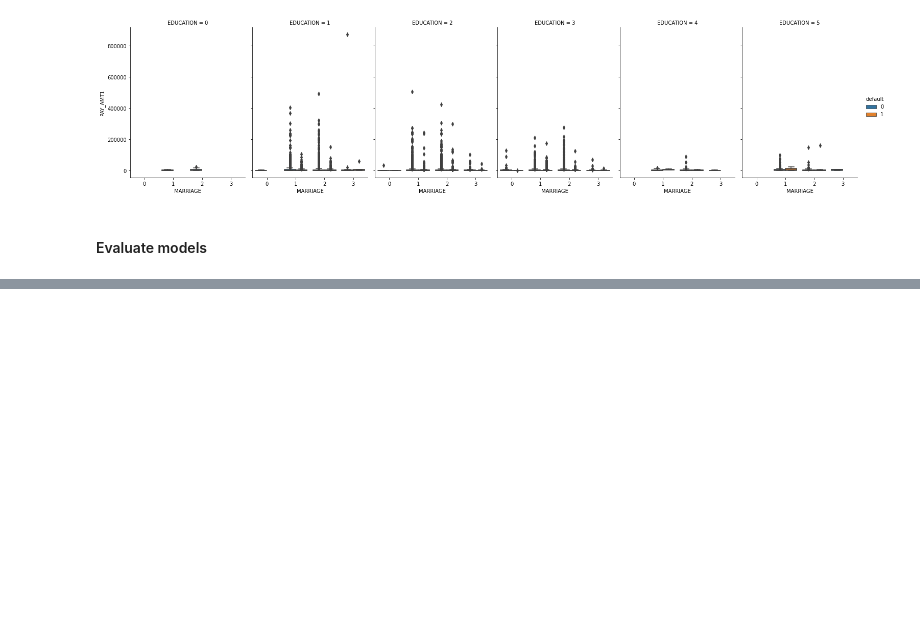
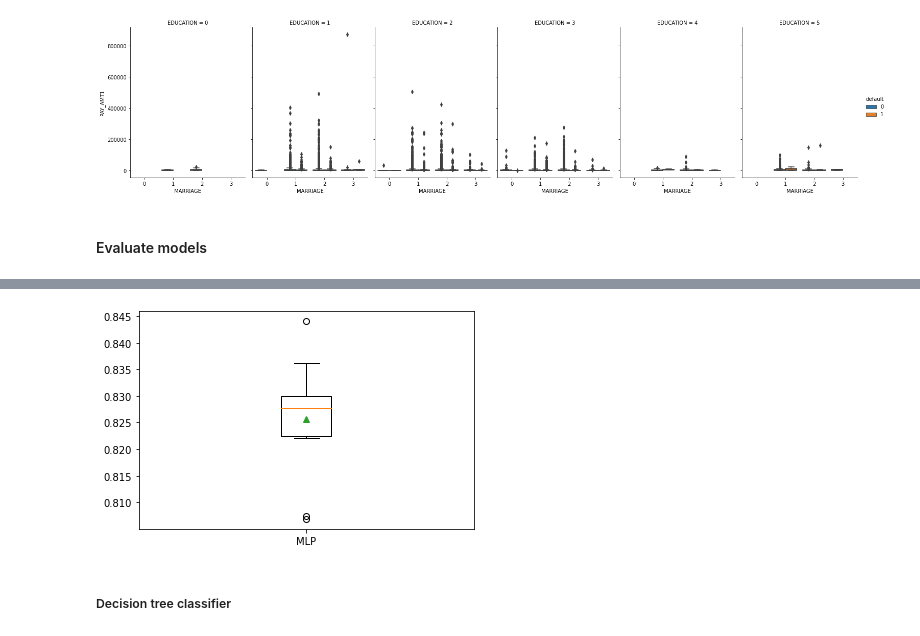
Before and after one commit to Bryan-Suelo/machine_learning, a Jupyter notebook: default_credit_card_clients/default_credit_card.ipynb, the cells around one changed output, grey strips where cells are left out. Saved outputs shown, nothing was run; the diff lists cells and outputs as text; code cells hidden in the pictures; blank space fills up the shorter version.

```diff
--- a/default_credit_card_clients/default_credit_card.ipynb
+++ b/default_credit_card_clients/default_credit_card.ipynb
@@ -624,0 +706,7 @@ from sklearn.model_selection import cross_val_score
+# %%
+plt.boxplot(scores, labels=['MLP'], showmeans=True)
+plt.show()
+# %% [output]
+[figure, added]
+# %% [markdown]
+##### Decision tree classifier
```
Also changed, not shown: parts of 14 cells of this notebook.
